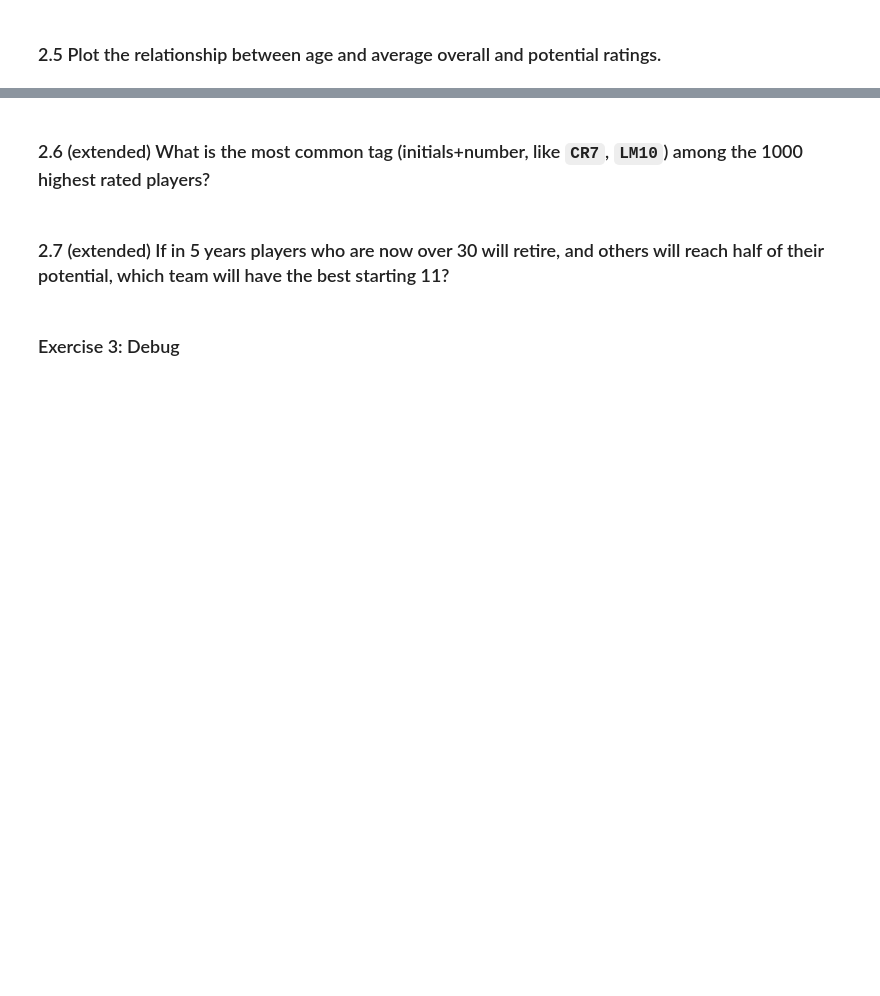
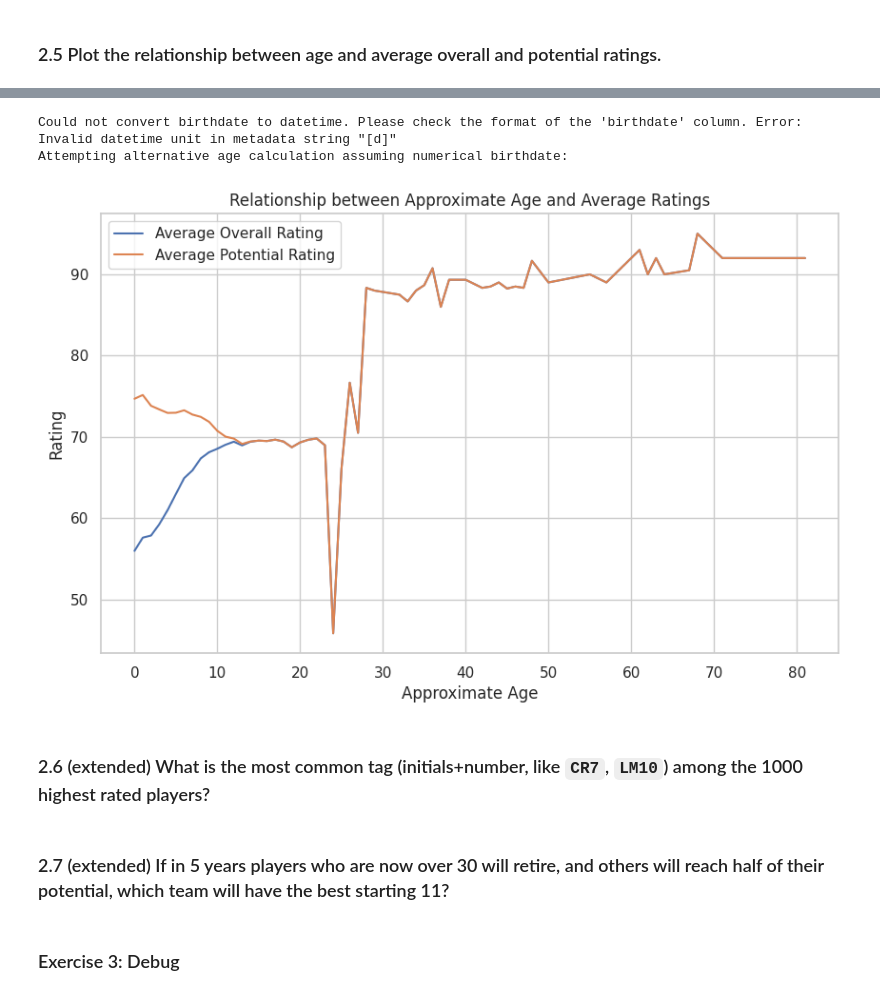
Before and after one commit to silprosa/fynesse_mlfc, a Jupyter notebook: _notebooks/02-pandas-practical.ipynb, the cells around one changed output, grey strips where cells are left out. Cells and saved outputs as stored; diff of their text form; code cells hidden in the pictures; blank space fills up the shorter version.

```diff
--- a/_notebooks/02-pandas-practical.ipynb
+++ b/_notebooks/02-pandas-practical.ipynb
@@ -1649,3 +1750,83 @@ Execution time: 0.0143 seconds
+# %%
+# TODO
+import pandas as pd
+import matplotlib.pyplot as plt
+import time
+
+# Load the players data
+players_df = pd.read_csv('football_data/players.csv')
+
+# Calculate age from birthdate (assuming birthdate is in a format that can be converted to datetime)
+# Need to check the format of the 'birthdate' column. Assuming it's a timestamp or similar numerical representation.
+# If it's a timestamp, we can convert it to datetime and then calculate age.
+# Let's assume birthdate is the number of days since a certain epoch or a similar numerical format.
+# A common approach is to calculate age relative to the maximum birthdate in the dataset to represent age difference.
+
+# Let's inspect the 'birthdate' column to understand its format.
+# print(players_df['birthdate'].head())
+
+# Assuming 'birthdate' is a numerical representation of days since an epoch or similar:
+# We can find the maximum birthdate (most recent) and subtract it from all birthdates to get age in days relative to the youngest player, then convert to years.
+# Or, if it's a standard timestamp, convert to datetime.
+
+# Let's assume for now 'birthdate' is a numerical value where a larger number means a later birthdate.
+# We can calculate age as the difference from the maximum birthdate, scaled to years.
+# It's better to handle missing or invalid birthdates.
+players_df = players_df[players_df['birthdate'] > 0].copy() # Filter out invalid birthdates (e.g., 0 or negative)
+
+# Let's assume 'birthdate' is number of days since an epoch. We can convert to datetime.
+# A common epoch start is 1970-01-01. Let's try converting to datetime.
+try:
+    players_df['birthdate_dt'] = pd.to_datetime(players_df['birthdate'], origin='unix', unit='d')
+    # Calculate age in years
+    current_year = pd.to_datetime('now').year
+    players_df['age'] = current_year - players_df['birthdate_dt'].dt.year
+
+    # Group by age and calculate the average overall and potential ratings
+    age_ratings = players_df.groupby('age')[['overallrating', 'potential']].mean().reset_index()
+
+    # Plot the relationship
+    plt.figure(figsize=(10, 6))
+    plt.plot(age_ratings['age'], age_ratings['overallrating'], label='Average Overall Rating')
+    plt.plot(age_ratings['age'], age_ratings['potential'], label='Average Potential Rating')
+
+    plt.xlabel("Age")
+    plt.ylabel("Rating")
+    plt.title("Relationship between Age and Average Ratings")
+    plt.legend()
+    plt.grid(True)
+    plt.show()
+
+except Exception as e:
+    print(f"Could not convert birthdate to datetime. Please check the format of the 'birthdate' column. Error: {e}")
+    print("Attempting alternative age calculation assuming numerical birthdate:")
+    # Alternative age calculation assuming birthdate is a numerical representation where larger is later
+    if not players_df.empty:
+        max_birthdate = players_df['birthdate'].max()
+        # Calculate age as difference from max_birthdate (youngest player), scaled to years (assuming roughly 365.25 days/year)
+        players_df['age_approx'] = (max_birthdate - players_df['birthdate']) / 365.25
+
+        # Group by approximate age (rounded to nearest integer for grouping) and calculate the average ratings
+        players_df['age_group'] = players_df['age_approx'].round().astype(int)
+        age_ratings_approx = players_df.groupby('age_group')[['overallrating', 'potential']].mean().reset_index()
+
+        # Plot the relationship using approximate age
+        plt.figure(figsize=(10, 6))
+        plt.plot(age_ratings_approx['age_group'], age_ratings_approx['overallrating'], label='Average Overall Rating')
+        plt.plot(age_ratings_approx['age_group'], age_ratings_approx['potential'], label='Average Potential Rating')
+
+        plt.xlabel("Approximate Age")
+        plt.ylabel("Rating")
+        plt.title("Relationship between Approximate Age and Average Ratings")
+        plt.legend()
+        plt.grid(True)
+        plt.show()
+    else:
+        print("No valid birthdate data available to calculate age.")
+# %% [output]
+Could not convert birthdate to datetime. Please check the format of the 'birthdate' column. Error: Invalid datetime unit in metadata string "[d]"
+Attempting alternative age calculation assuming numerical birthdate:
+[figure, added]
 # %% [markdown]
 ### 2.6 (extended) What is the most common tag (initials+number, like `CR7`, `LM10`) among the 1000 highest rated players?
 # %%
```
Also changed, not shown: parts of 33 cells of this notebook.
